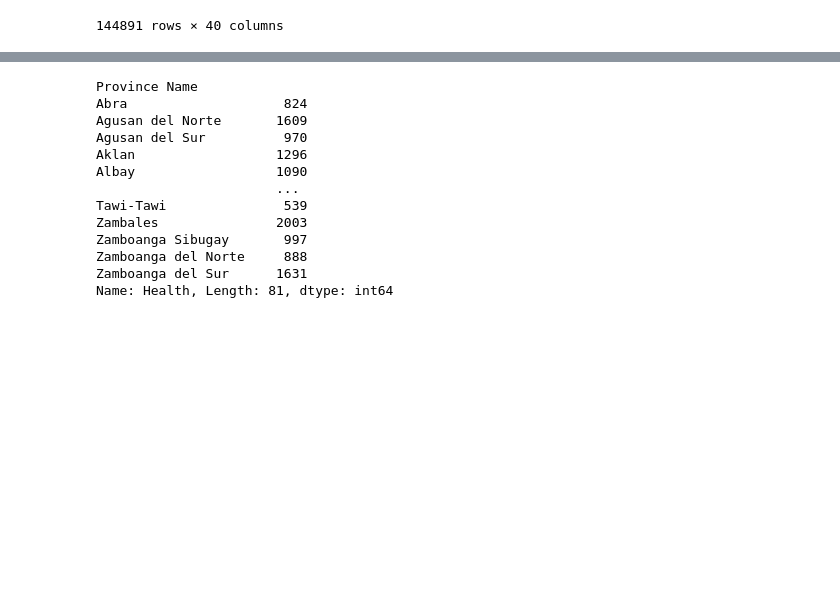
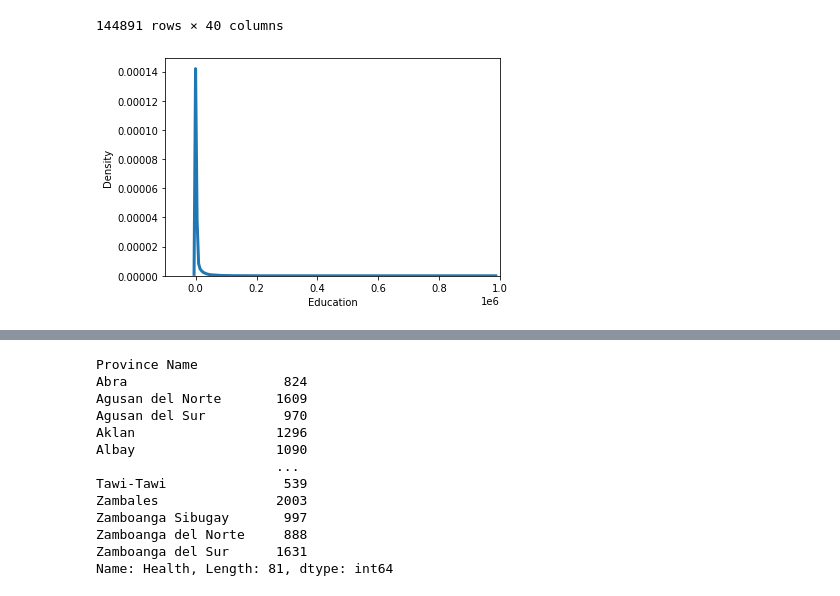
Before and after one commit to Secade/DATA101-FIES2018-DSWD, a Jupyter notebook: FIES2018 EDA.ipynb, the cells around one changed output, grey strips where cells are left out. Cells and saved outputs as stored; diff of their text form; code cells hidden in the pictures; blank space fills up the shorter version.

```diff
--- a/FIES2018 EDA.ipynb
+++ b/FIES2018 EDA.ipynb
@@ -458,3 +493,11 @@ See the caveats in the documentation: https://pandas.pydata.org/pandas-docs/stab
 144891 rows × 40 columns
 # %%
 main_db.to_csv('Filtered FIES2018.csv')
+# %%
+sns.distplot(main_db['Income Difference'], hist = False, kde = True,
+                 kde_kws = {'linewidth': 3})
+
+plt.xlim([-100000, 1000000])
+plt.show()
+# %% [output]
+[figure, added]
```
Also changed, not shown: parts of 3 cells of this notebook, 4 other files.
